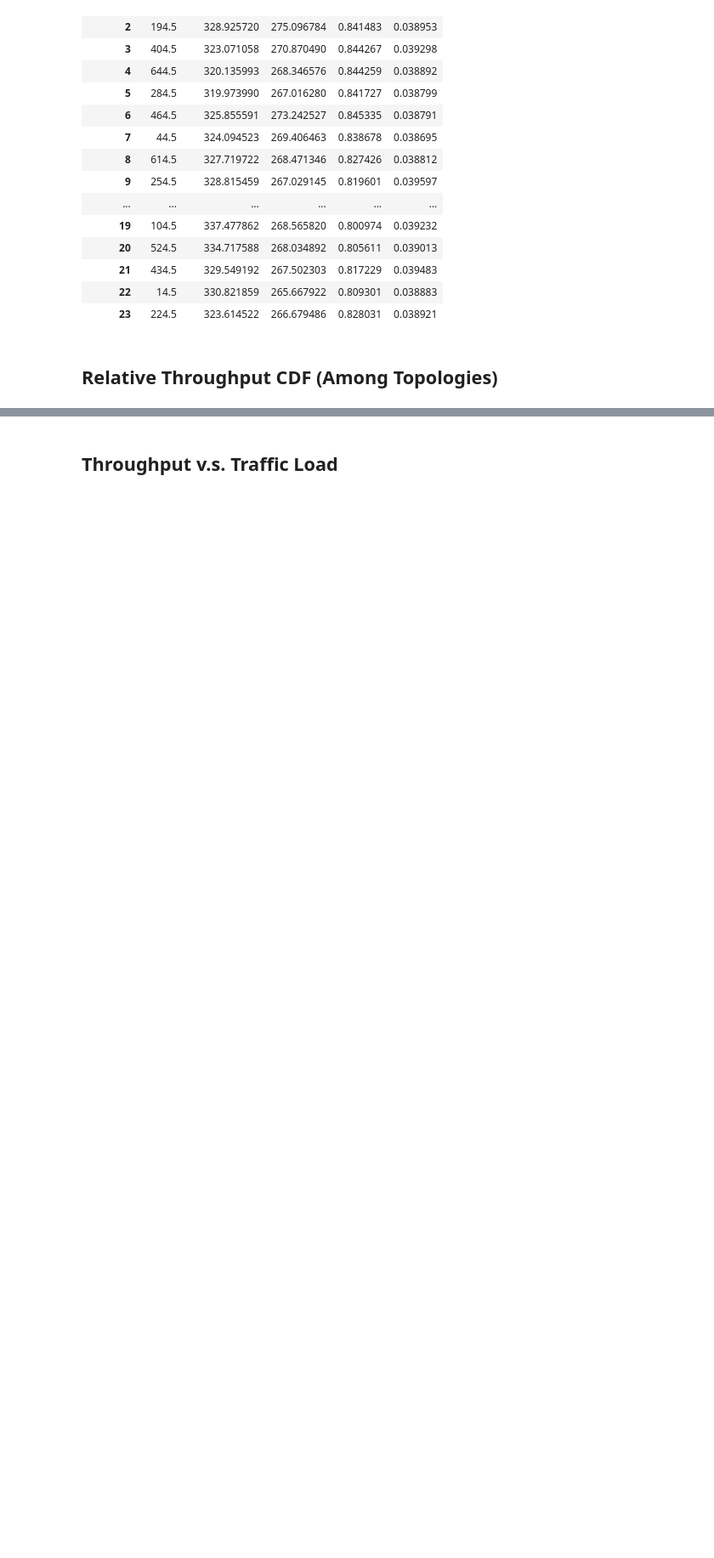
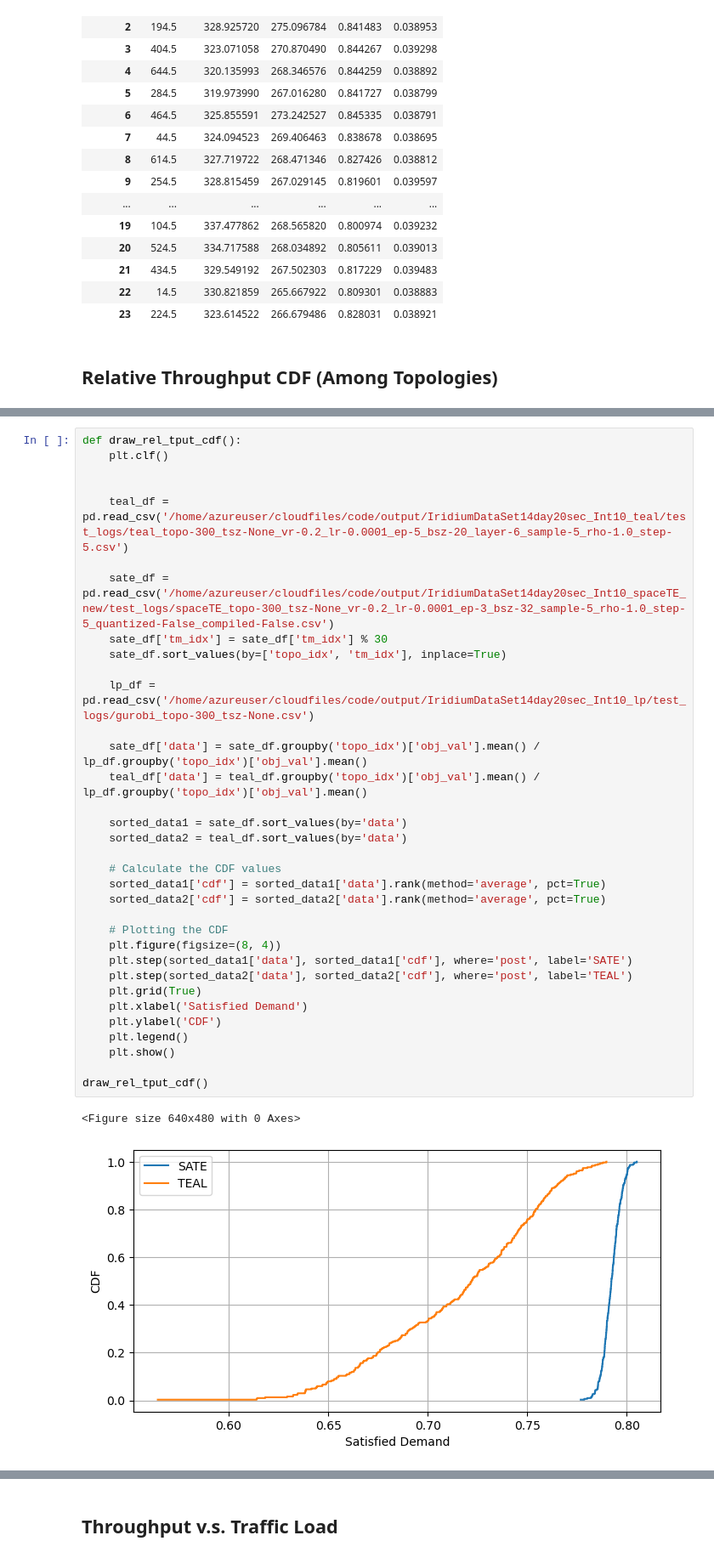
Before and after one commit to hyizhak/satellite-te, a Jupyter notebook: analyze/diagram.ipynb, the cells around one changed output, grey strips where cells are left out. Shown: that part at 85% size. Drawn from its saved outputs; the diff is of its cells as text; blank space fills up the shorter version.

```diff
--- a/analyze/diagram.ipynb
+++ b/analyze/diagram.ipynb
@@ -117,0 +118,37 @@ draw_rel_tput_cdf('both')
+# %%
+def draw_rel_tput_cdf():
+    plt.clf()
+
+
+    teal_df = pd.read_csv('/home/azureuser/cloudfiles/code/output/IridiumDataSet14day20sec_Int10_teal/test_logs/teal_topo-300_tsz-None_vr-0.2_lr-0.0001_ep-5_bsz-20_layer-6_sample-5_rho-1.0_step-5.csv')
+
+    sate_df = pd.read_csv('/home/azureuser/cloudfiles/code/output/IridiumDataSet14day20sec_Int10_spaceTE_new/test_logs/spaceTE_topo-300_tsz-None_vr-0.2_lr-0.0001_ep-3_bsz-32_sample-5_rho-1.0_step-5_quantized-False_compiled-False.csv')
+    sate_df['tm_idx'] = sate_df['tm_idx'] % 30
+    sate_df.sort_values(by=['topo_idx', 'tm_idx'], inplace=True)
+
+    lp_df = pd.read_csv('/home/azureuser/cloudfiles/code/output/IridiumDataSet14day20sec_Int10_lp/test_logs/gurobi_topo-300_tsz-None.csv')
+
+    sate_df['data'] = sate_df.groupby('topo_idx')['obj_val'].mean() / lp_df.groupby('topo_idx')['obj_val'].mean()
+    teal_df['data'] = teal_df.groupby('topo_idx')['obj_val'].mean() / lp_df.groupby('topo_idx')['obj_val'].mean()
+
+    sorted_data1 = sate_df.sort_values(by='data')
+    sorted_data2 = teal_df.sort_values(by='data')
+
+    # Calculate the CDF values
+    sorted_data1['cdf'] = sorted_data1['data'].rank(method='average', pct=True)
+    sorted_data2['cdf'] = sorted_data2['data'].rank(method='average', pct=True)
+
+    # Plotting the CDF
+    plt.figure(figsize=(8, 4))
+    plt.step(sorted_data1['data'], sorted_data1['cdf'], where='post', label='SATE')
+    plt.step(sorted_data2['data'], sorted_data2['cdf'], where='post', label='TEAL')
+    plt.grid(True)
+    plt.xlabel('Satisfied Demand')
+    plt.ylabel('CDF')
+    plt.legend()
+    plt.show()
+
+draw_rel_tput_cdf()
+# %% [output]
+<Figure size 640x480 with 0 Axes>
+[figure, added]
```
Also changed, not shown: parts of 8 cells of this notebook, 12 other files.
